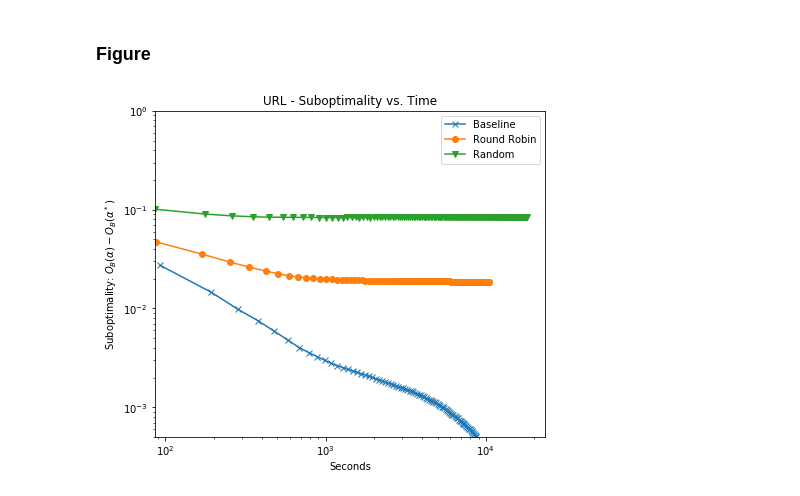
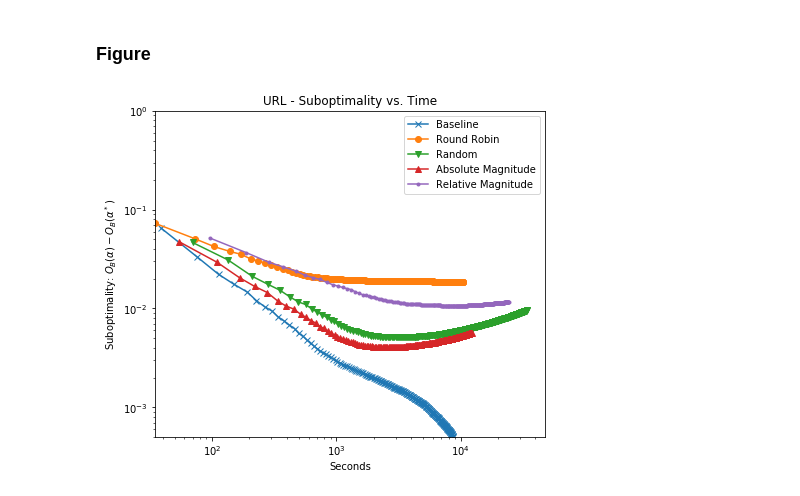
Before and after one commit to ChristophAlt/thesis, a Jupyter notebook: notebooks/experiments.ipynb, the cells around one changed output. Saved outputs shown, nothing was run; the diff lists cells and outputs as text; code cells hidden in the pictures.

Commit message:
added figure for filtering

```diff
--- a/notebooks/experiments.ipynb
+++ b/notebooks/experiments.ipynb
@@ -664,27 +664,28 @@ plotter.plot(filename='./../img/merg_strat_cmp.png')
 # %%
 filt_url_baseline = base_path + 'exa/exp_exa_url_h02_s3/exp_exa_url_h02_s3_091.txt'
 filt_url_rr = base_path + 'exa/exp_exa_url_h02_s3_rr/exp_exa_url_h02_s3_rr_091.txt'
-filt_url_rnd = base_path + 'exa/exp_exa_url_h02_s3_rnd/exp_exa_url_h02_s3_rnd_091.txt'
-filt_url_am = base_path + ''
-filt_url_rm = base_path + ''
+filt_url_rnd = base_path + 'exa/exp_exa_url_h02_s3_rnd_2/exp_exa_url_h02_s3_rnd_2_091.txt'
+filt_url_am = base_path + 'exa/exp_exa_url_h02_s3_am/exp_exa_url_h02_s3_am_091.txt'
+filt_url_rm = base_path + 'exa/test7.txt'
 # %% [markdown]
 ### Figure
 # %%
 plotter = ExperimentLogPlotter()
-# URL
-plotter.add_experiment(parser_framework_2.parse(filt_url_baseline, no_params=True), name='Baseline', every_n=50)
-plotter.add_experiment(parser_framework_2.parse(filt_url_rr, no_params=True), name='Round Robin', every_n=50)
-plotter.add_experiment(parser_framework_2.parse(filt_url_rnd, no_params=True), name='Random', every_n=50)
-#plotter.add_experiment(parser_framework_2.parse(filt_url_am, no_params=True), name='Absolute Magnitude', every_n=5)
+# UR
+plotter.add_experiment(parser_framework_2.parse(filt_url_baseline, no_params=True), name='Baseline', every_n=20)
+plotter.add_experiment(parser_framework_2.parse(filt_url_rr, no_params=True), name='Round Robin', every_n=20)
+plotter.add_experiment(parser_framework_2.parse(filt_url_rnd, no_params=True), name='Random', every_n=20)
+plotter.add_experiment(parser_framework_2.parse(filt_url_am, no_params=True), name='Absolute Magnitude', every_n=20)
+plotter.add_experiment(parser_framework_2.parse(filt_url_rm, no_params=True), name='Relative Magnitude', every_n=20)
 
 plotter.ylabel(r'Suboptimality: $O_B(\alpha) - O_B(\alpha^*)$')
 plotter.ylim(5e-4)
 plotter.figsize((7, 6))
 plotter.title('Epsilon - Suboptimality vs. Time')
 plotter.title('URL - Suboptimality vs. Time')
 #plotter.use_iterations()
 plotter.add_min_objective(0.045502)
 
 plotter.plot(filename='./../img/filter_strat_cmp.png')
 # %% [output]
-[figure, old version]
+[figure, new version]
```
Also changed, not shown: 3 other files.
